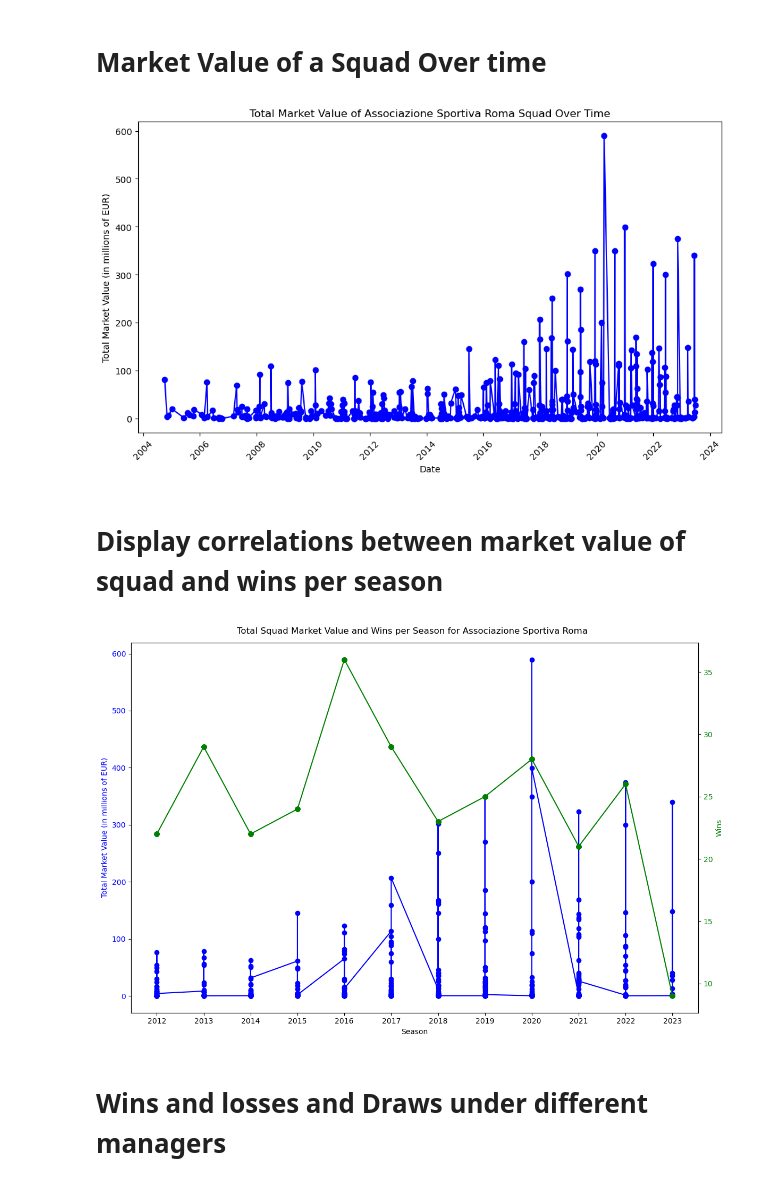
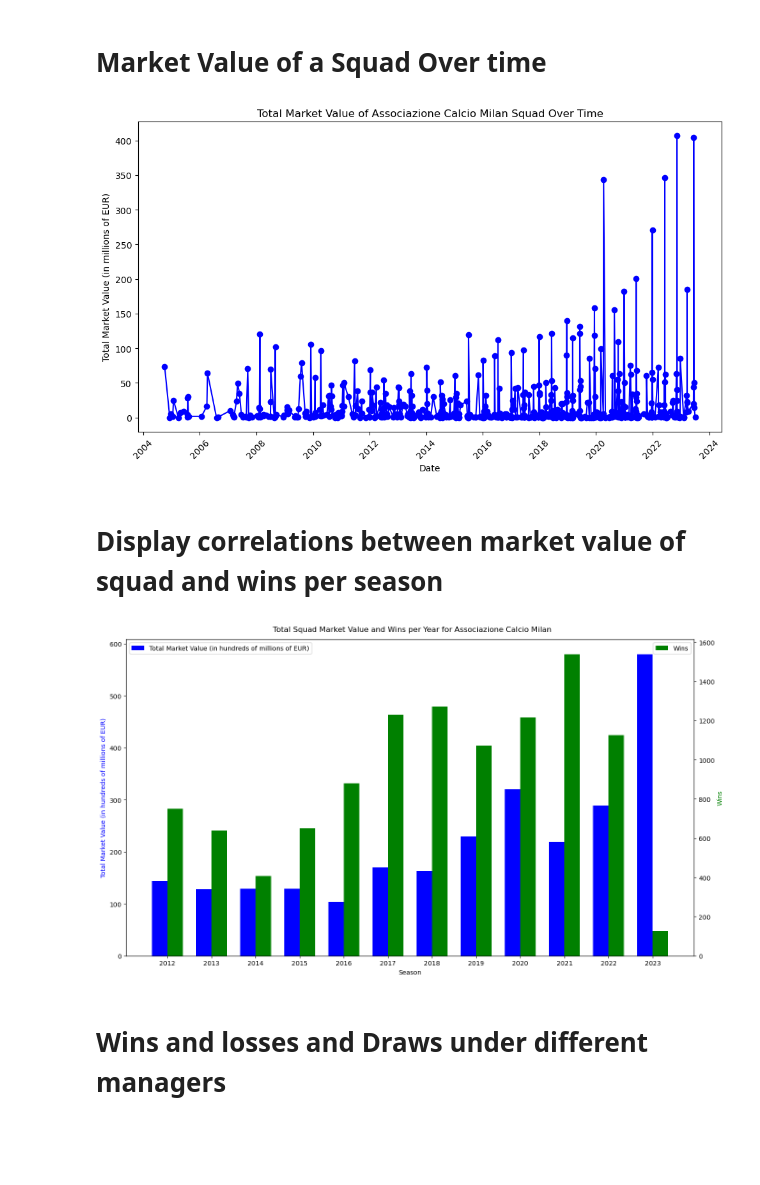
Before and after one commit to marv150302/Football-Stats-Project, a Jupyter notebook: solution/jupyter_data_analysis/data_analysis.ipynb, the cells around one changed output. Drawn from its saved outputs; the diff is of its cells as text; code cells hidden in the pictures; blank space fills up the shorter version.

```diff
--- a/solution/jupyter_data_analysis/data_analysis.ipynb
+++ b/solution/jupyter_data_analysis/data_analysis.ipynb
@@ -1284,14 +1284,12 @@ def plot_squad_market_value(club_id):
     plt.show()
 
 
-plot_squad_market_value(club_id=12)
+plot_squad_market_value(club_id=5)
 # %% [output]
-[figure, old version]
+[figure, new version]
 # %% [markdown]
 # Display correlations between market value of squad and wins per season
 # %%
-
-
 def plot_squad_market_value_and_wins(club_id):
     games_collection = mongo_db['games']
 
@@ -1307,11 +1305,11 @@ def plot_squad_market_value_and_wins(club_id):
 
     market_value_df = pd.read_sql_query(market_value_query, pg_engine)
 
-    # Converting market value to millions of EUR
-    market_value_df['total_market_value'] = market_value_df['total_market_value'] / 1e6
+    # Converting market value to hundreds of millions of EUR
+    market_value_df['total_market_value'] = market_value_df['total_market_value'] / 1e5
 
-    # Extracting the season (year) from the date in market_value_df and convert it to string
-    market_value_df['season'] = pd.to_datetime(market_value_df['date']).dt.year.astype(str)
+    # Extracting the season (year) from the date in market_value_df
+    market_value_df['season'] = pd.to_datetime(market_value_df['date']).dt.year
 
     pipeline = [
         {'$match': {'$or': [{'home_club_id': club_id}, {'away_club_id': club_id}]}},
@@ -1338,47 +1336,68 @@ def plot_squad_market_value_and_wins(club_id):
     wins_df = pd.DataFrame(list(games_collection.aggregate(pipeline)))
     if '_id' in wins_df.columns:
         wins_df.rename(columns={'_id': 'season'}, inplace=True)
     else:
         print("Error: The expected 'season' field is missing from the MongoDB aggregation result.")
         return
 
-    wins_df['season'] = wins_df['season'].astype(str)
-
     # Merging market value and wins data on the season
     merged_df = pd.merge(market_value_df, wins_df, on='season', how='inner')
+
+    # Grouping by one-year intervals
+    grouped_df = merged_df.groupby('season').agg({
+        'total_market_value': 'mean',
+        'wins': 'sum'
+    }).reset_index()
 
     # Query to get the club's name
     name_query = f"""
     SELECT name
     FROM clubs
     WHERE club_id = {club_id};
     """
 
     name_df = pd.read_sql_query(name_query, pg_engine)
     club_name = name_df['name'].iloc[0]
 
-    fig, ax1 = plt.subplots(figsize=(12, 8))
+    fig, ax1 = plt.subplots(figsize=(14, 8))
 
+    # Bar width
+    bar_width = 0.35
+
+    # Positions of the bars on the x-axis
+    seasons = grouped_df['season'].astype(str)
+    bar1_positions = range(len(seasons))
+    bar2_positions = [p + bar_width for p in bar1_positions]
+
+    # Create bars for market value
+    ax1.bar(bar1_positions, grouped_df['total_market_value'], width=bar_width, label='Total Market Value (in hundreds of millions of EUR)', color='b')
+
+    # Create bars for wins
+    ax2 = ax1.twinx()
+    ax2.bar(bar2_positions, grouped_df['wins'], width=bar_width, label='Wins', color='g')
+
+    # Labeling the x-axis
     ax1.set_xlabel('Season')
-    ax1.set_ylabel('Total Market Value (in millions of EUR)', color='b')
-    ax1.plot(merged_df['season'], merged_df['total_market_value'], marker='o', linestyle='-', color='b',
-             label='Market Value')
-    ax1.tick_params(axis='y', labelcolor='b')
+    ax1.set_xticks([p + bar_width/2 for p in bar1_positions])
+    ax1.set_xticklabels(seasons)
 
-    ax2 = ax1.twinx()  # we're making a second y-axis that shares the same x-axis as the first
+    # Labeling the y-axes
+    ax1.set_ylabel('Total Market Value (in hundreds of millions of EUR)', color='b')
     ax2.set_ylabel('Wins', color='g')
-    ax2.plot(merged_df['season'], merged_df['wins'], marker='o', linestyle='-', color='g', label='Wins')
-    ax2.tick_params(axis='y', labelcolor='g')
 
-    fig.suptitle(f'Total Squad Market Value and Wins per Season for {club_name}')
+    # Adding title
+    fig.suptitle(f'Total Squad Market Value and Wins per Year for {club_name}')
+
+    # Adding legends
+    ax1.legend(loc='upper left')
+    ax2.legend(loc='upper right')
 
     fig.tight_layout()
     plt.show()
 
-
-plot_squad_market_value_and_wins(club_id=12)
+plot_squad_market_value_and_wins(club_id=5)
 # %% [output]
-[figure, old version]
+[figure, new version]
 # %% [markdown]
 # Wins and losses and Draws under different managers
 # %%
```
Also changed, not shown: parts of 20 cells of this notebook, 14 other files.
